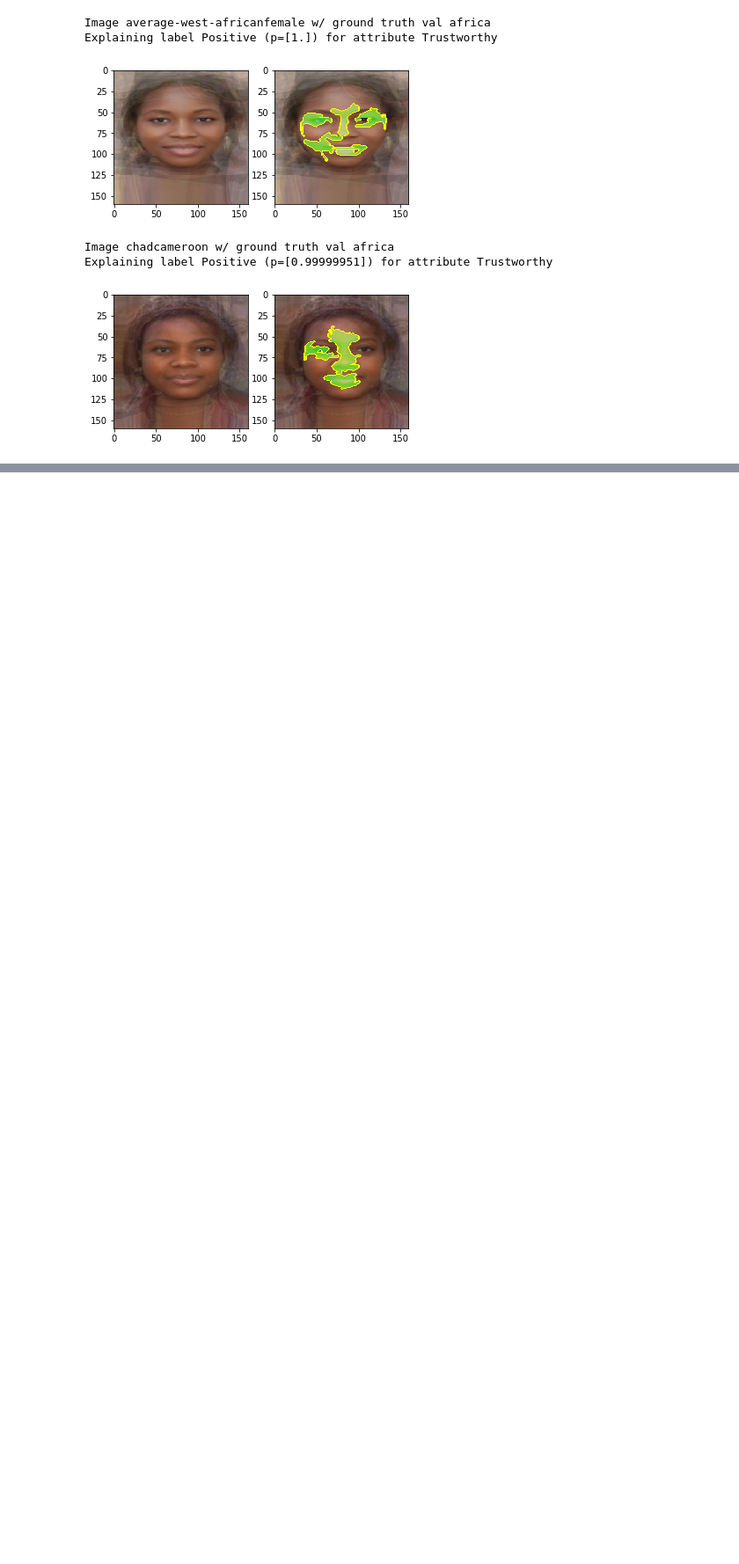
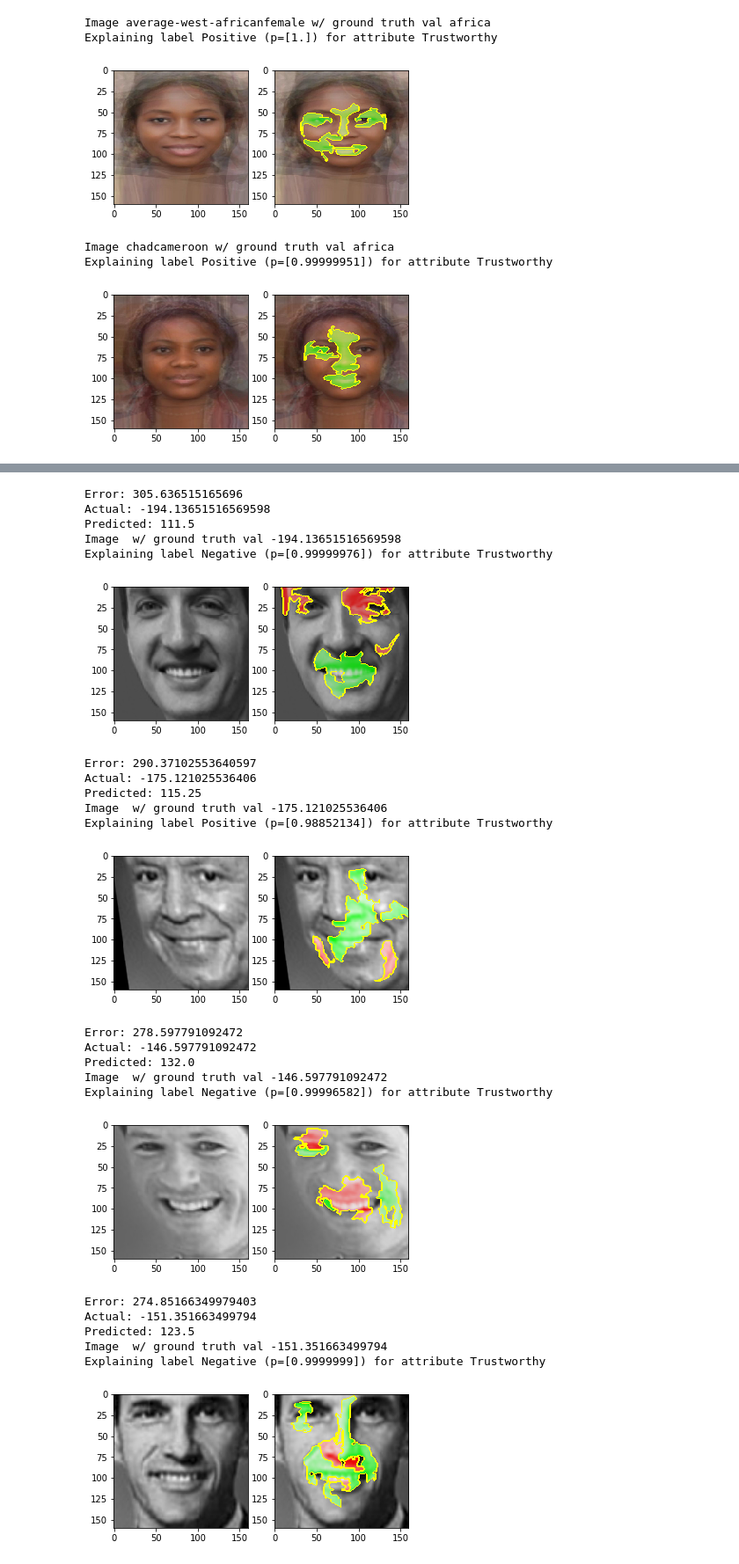
Before and after one commit to ryansteed/learning-appearance-bias, a Jupyter notebook: notebooks/feature-analysis.ipynb, the cells around one changed output, grey strips where cells are left out. Shown at 88% size. Drawn from its saved outputs; the diff is of its cells as text; code cells hidden in the pictures; blank space fills up the shorter version.

Commit message:
:sparkles: error analysis

```diff
--- a/notebooks/feature-analysis.ipynb
+++ b/notebooks/feature-analysis.ipynb
@@ -585,0 +600,3 @@ Explaining label Positive (p=[0.99999951]) for attribute Trustworthy
+# %%
+errors = pd.read_csv("output/preds/politicians-error.csv", index_col=0, header=0, names=["name", "error", "actual", "pred"])
+errors.head(5)
@@ -585,0 +610,39 @@ Explaining label Positive (p=[0.99999951]) for attribute Trustworthy
+# %%
+for outlier in errors.head(5).itertuples():
+    print("Error: {}".format(outlier.error))
+    print("Actual: {}".format(outlier.actual))
+    print("Predicted: {}".format(outlier.pred))
+    subdir = "Governors" if outlier.name.startswith("G") else "Senate"
+    img = get_img(
+        outlier.name,
+        "{}_all_stimuli".format(subdir),
+        "politicians-database_aligned",
+        d="../data",
+        file="png"
+    )
+    explain_img(img, name="", ground_truth=outlier.actual)
+# %% [output]
+Error: 305.636515165696
+Actual: -194.13651516569598
+Predicted: 111.5
+Image  w/ ground truth val -194.13651516569598
+Explaining label Negative (p=[0.99999976]) for attribute Trustworthy
+[figure, added]
+Error: 290.37102553640597
+Actual: -175.121025536406
+Predicted: 115.25
+Image  w/ ground truth val -175.121025536406
+Explaining label Positive (p=[0.98852134]) for attribute Trustworthy
+[figure, added]
+Error: 278.597791092472
+Actual: -146.597791092472
+Predicted: 132.0
+Image  w/ ground truth val -146.597791092472
+Explaining label Negative (p=[0.99996582]) for attribute Trustworthy
+[figure, added]
+Error: 274.85166349979403
+Actual: -151.351663499794
+Predicted: 123.5
+Image  w/ ground truth val -151.351663499794
+Explaining label Negative (p=[0.9999999]) for attribute Trustworthy
+[figure, added]
```
Also changed, not shown: parts of 18 cells of this notebook, 4 other files.
